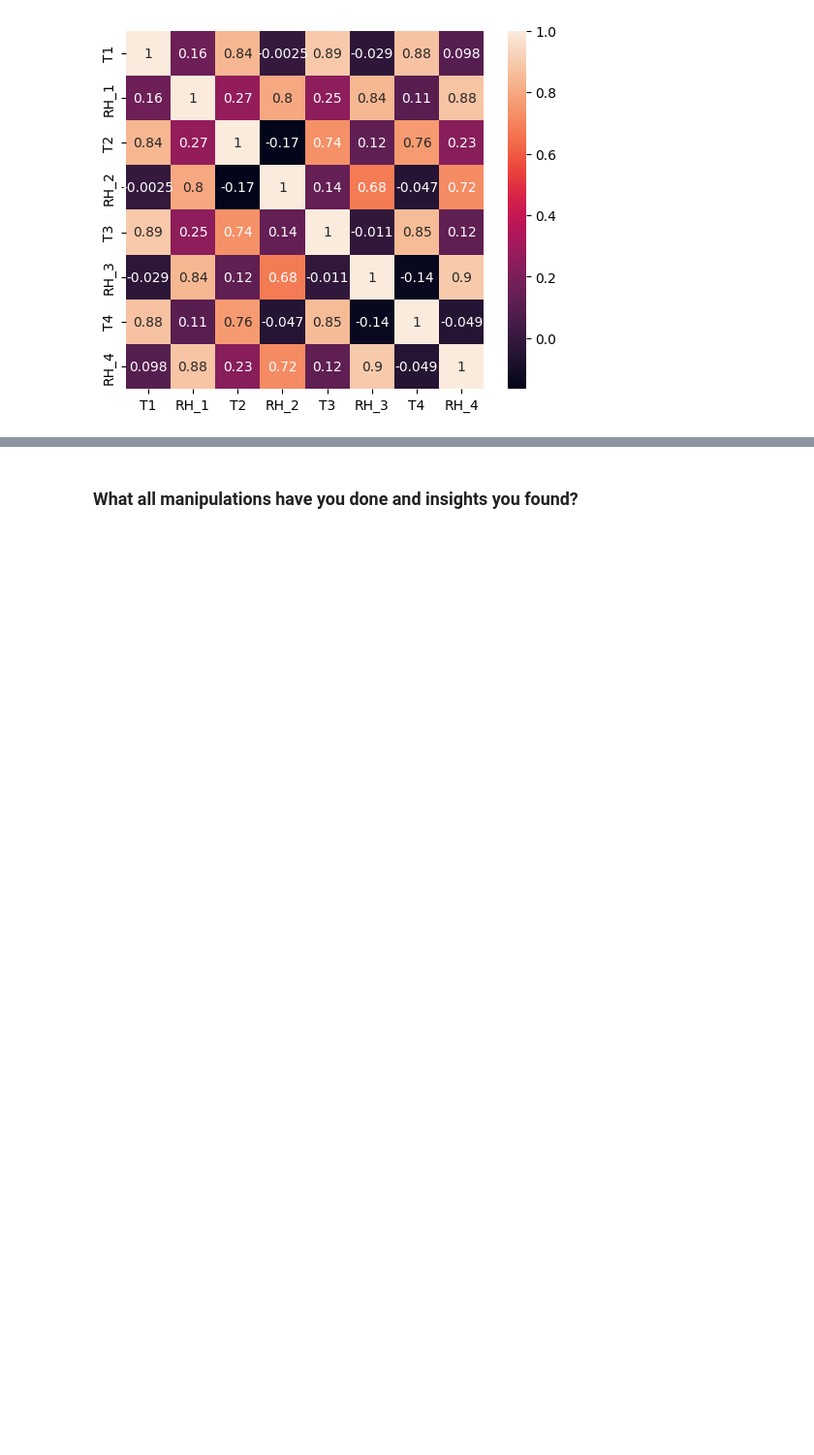
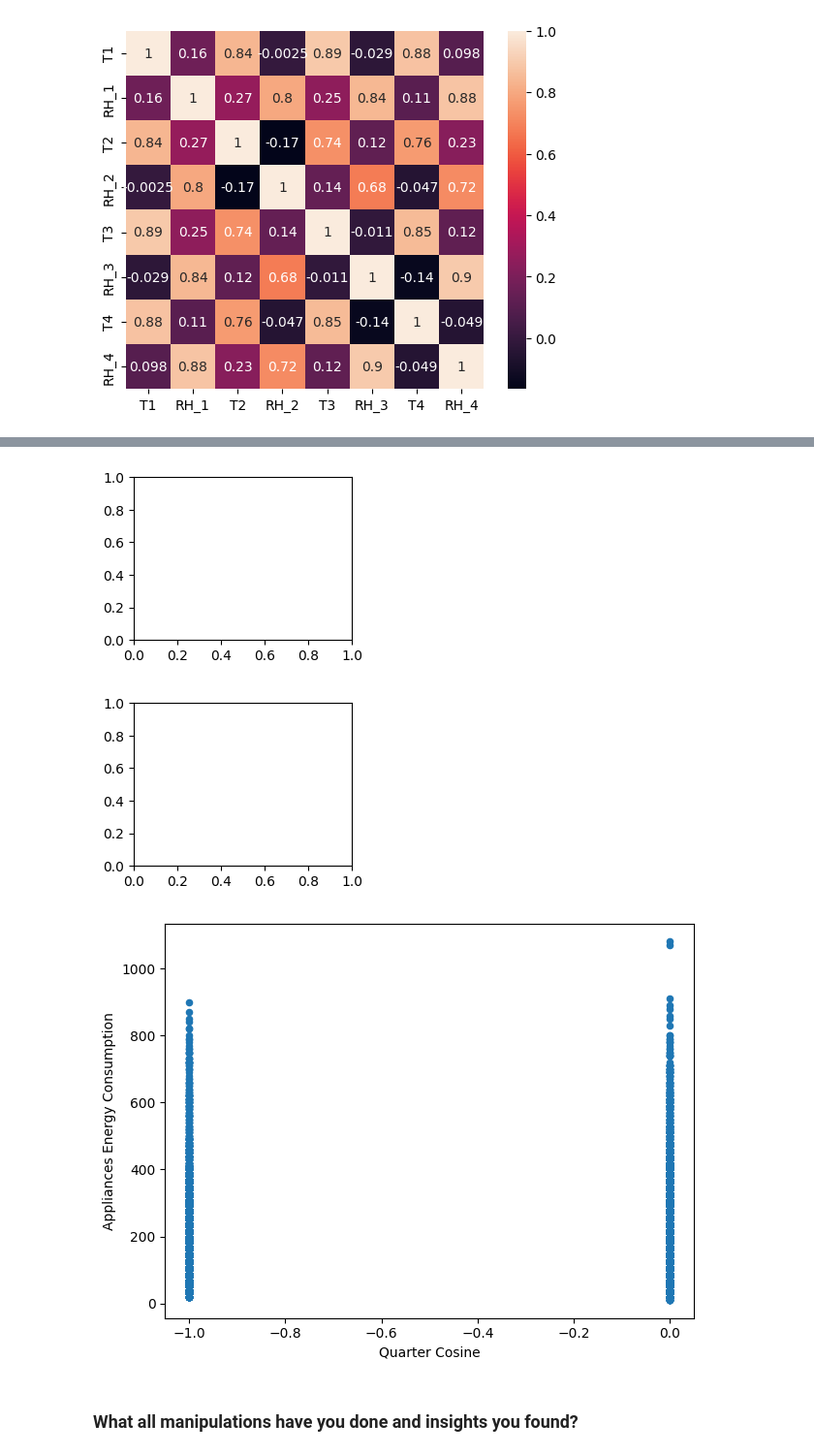
Before and after one commit to ruksz/EnergyPredictionML, a Jupyter notebook: ML_Capstone_Project_Appliance_Energy_Prediction_.ipynb, the cells around one changed output, grey strips where cells are left out. Shown at 97% size. Drawn from its saved outputs; the diff is of its cells as text; code cells hidden in the pictures; blank space fills up the shorter version.

```diff
--- a/ML_Capstone_Project_Appliance_Energy_Prediction_.ipynb
+++ b/ML_Capstone_Project_Appliance_Energy_Prediction_.ipynb
@@ -351,3 +379,21 @@ selected_columns = ['T1', 'RH_1']
+# %%
+# Plot the transformed features
+plt.subplot(2, 2, 3)
+app_data.plot.scatter('month_sin', 'Appliances_x')
+plt.xlabel('Month Sine')
+plt.ylabel('Appliances Energy Consumption')
+
+plt.subplot(2, 2, 4)
+app_data.plot.scatter('quarter_cos', 'Appliances_x')
+plt.xlabel('Quarter Cosine')
+plt.ylabel('Appliances Energy Consumption')
+
+plt.tight_layout()
+plt.show()
+# %% [output]
+[figure, added]
+[figure, added]
+[figure, added]
 # %% [markdown]
 ### What all manipulations have you done and insights you found?
 # %% [markdown]
```
Also changed, not shown: parts of 2 cells of this notebook.
